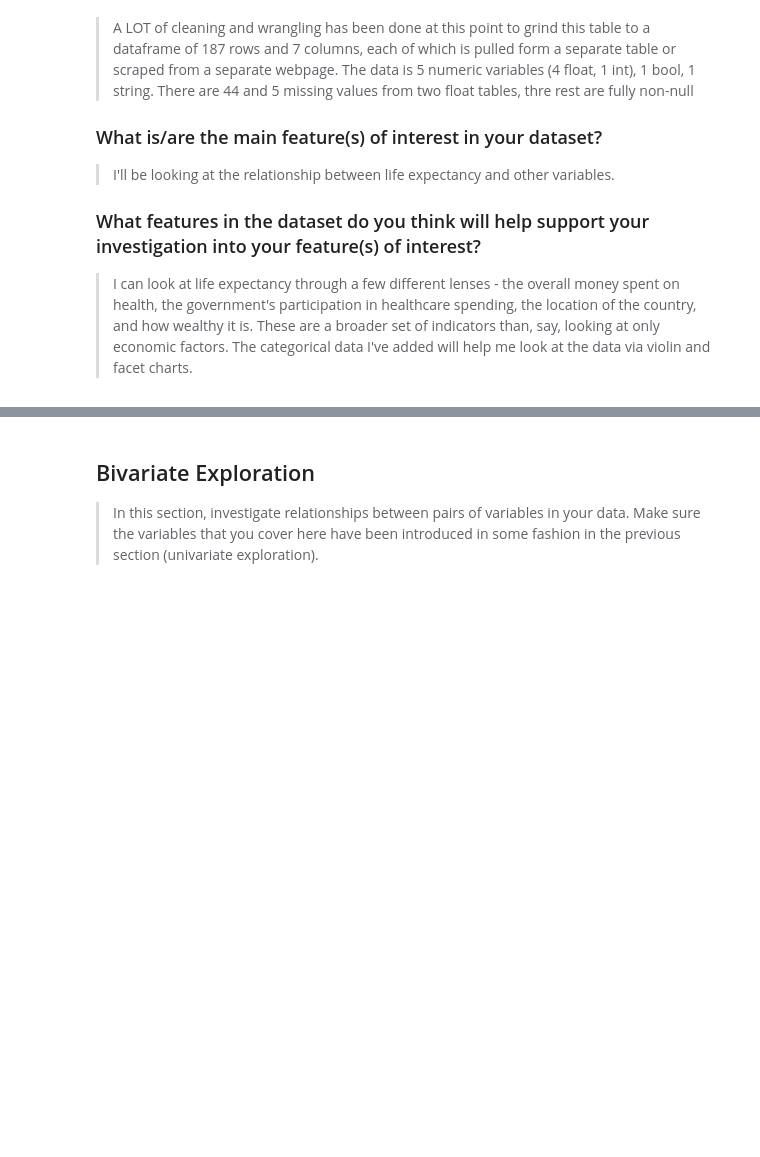
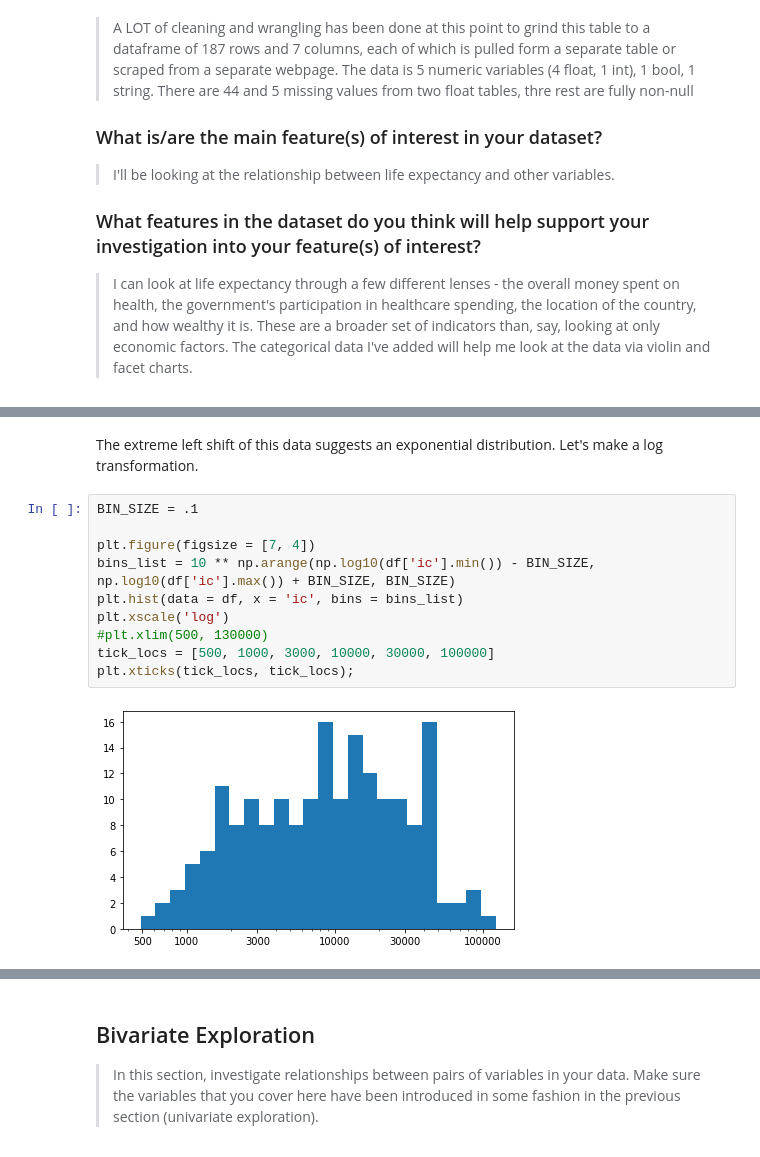
Before and after one commit to mullendavidh/nanodegree-project-5, a Jupyter notebook: exploration_template.ipynb, the cells around one changed output, grey strips where cells are left out. Cells and saved outputs as stored; diff of their text form; blank space fills up the shorter version.

```diff
--- a/exploration_template.ipynb
+++ b/exploration_template.ipynb
@@ -371,0 +387,14 @@ you plan on investigating next.
+# %% [markdown]
+The extreme left shift of this data suggests an exponential distribution. Let's make a log transformation.
+# %%
+BIN_SIZE = .1
+
+plt.figure(figsize = [7, 4])
+bins_list = 10 ** np.arange(np.log10(df['ic'].min()) - BIN_SIZE, np.log10(df['ic'].max()) + BIN_SIZE, BIN_SIZE)
+plt.hist(data = df, x = 'ic', bins = bins_list)
+plt.xscale('log')
+#plt.xlim(500, 130000)
+tick_locs = [500, 1000, 3000, 10000, 30000, 100000]
+plt.xticks(tick_locs, tick_locs);
+# %% [output]
+[figure, added]
```
Also changed, not shown: parts of 10 cells of this notebook.
